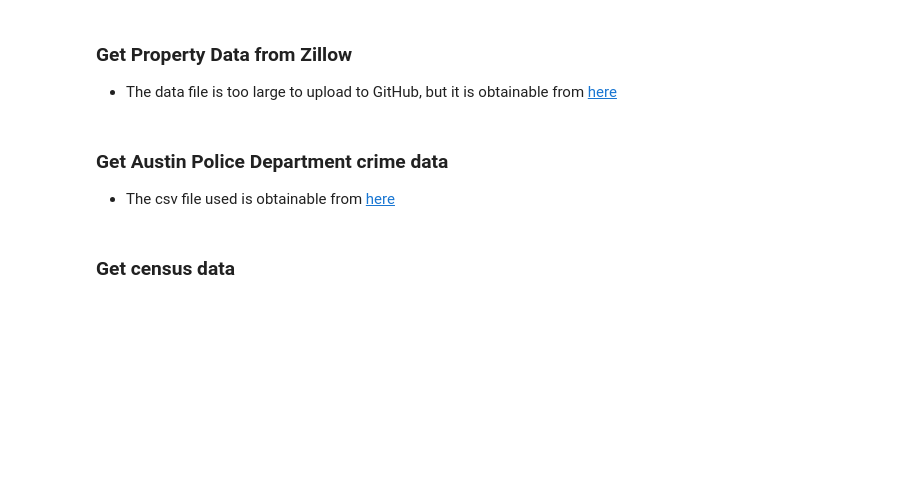
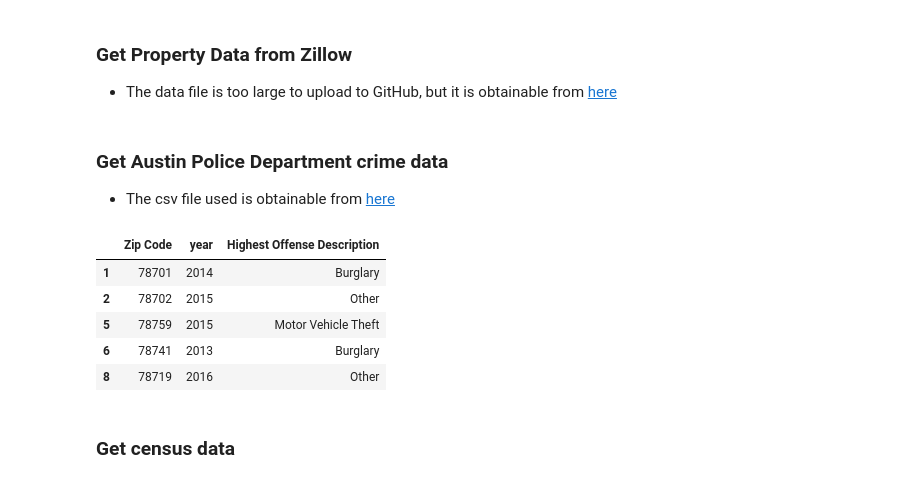
Before and after one commit to AshleyMcGee/atx_crime_analysis, a Jupyter notebook: robert_mcalmon/ATX_Crime_Analysis.ipynb, the cells around one changed output. Drawn from its saved outputs; the diff is of its cells as text; code cells hidden in the pictures; blank space fills up the shorter version.

```diff
--- a/robert_mcalmon/ATX_Crime_Analysis.ipynb
+++ b/robert_mcalmon/ATX_Crime_Analysis.ipynb
@@ -61,29 +61,42 @@ zillow_df.head()
 # %%
 crime_df = pd.read_csv('Crime_Reports.csv')
 
 # Filter out non greater Austin zip codes
 crime_df = crime_df[crime_df['Zip Code'].isin(atx_zip_codes)]
 
 # Extract only years from date
 crime_df['year'] = crime_df['Occurred Date'].apply(lambda d : int(d[-4:]))
 
 # Drop unnecessary columns
 crime_df = crime_df[['Zip Code', 'year', 'Highest Offense Description']]
 
-# Look at only years 2011-2016
-crime_df = crime_df[(crime_df['year'] >= 2011) & (crime_df['year'] <= 2016)]
-
 # Convert zip codes to integer type
 crime_df['Zip Code'] = crime_df['Zip Code'].apply(lambda x: int(x))
 
 # Combine similar offenses
 crime_df["Highest Offense Description"] = crime_df["Highest Offense Description"].replace(similar_offense_type)
 
+# For year 2018
+crime2018_df = crime_df[crime_df['year'] == 2018]
+
+# Write to csv
+crime2018_df.to_csv('crime_types_2018.csv', index=False)
+
+# Look at only years 2011-2016
+crime_df = crime_df[(crime_df['year'] >= 2011) & (crime_df['year'] <= 2016)]
+
 # Write to csv
 crime_df.to_csv('crime_data.csv', index=False)
 
 # Preview
 crime_df.head()
+# %% [output]
+|  | Zip Code | year | Highest Offense Description |
+| 1 | 78701 | 2014 | Burglary |
+| 2 | 78702 | 2015 | Other |
+| 5 | 78759 | 2015 | Motor Vehicle Theft |
+| 6 | 78741 | 2013 | Burglary |
+| 8 | 78719 | 2016 | Other |
 # %% [markdown]
 ### Get census data
 # %%
```
Also changed, not shown: parts of 16 cells of this notebook, 3 other files.
